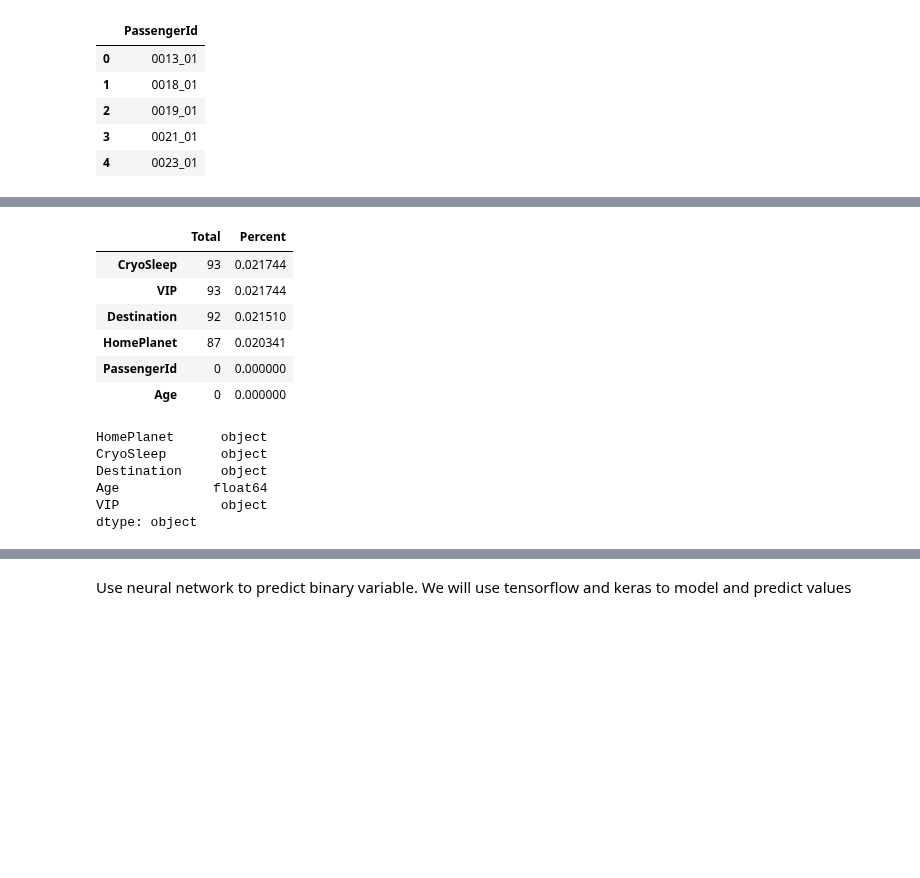
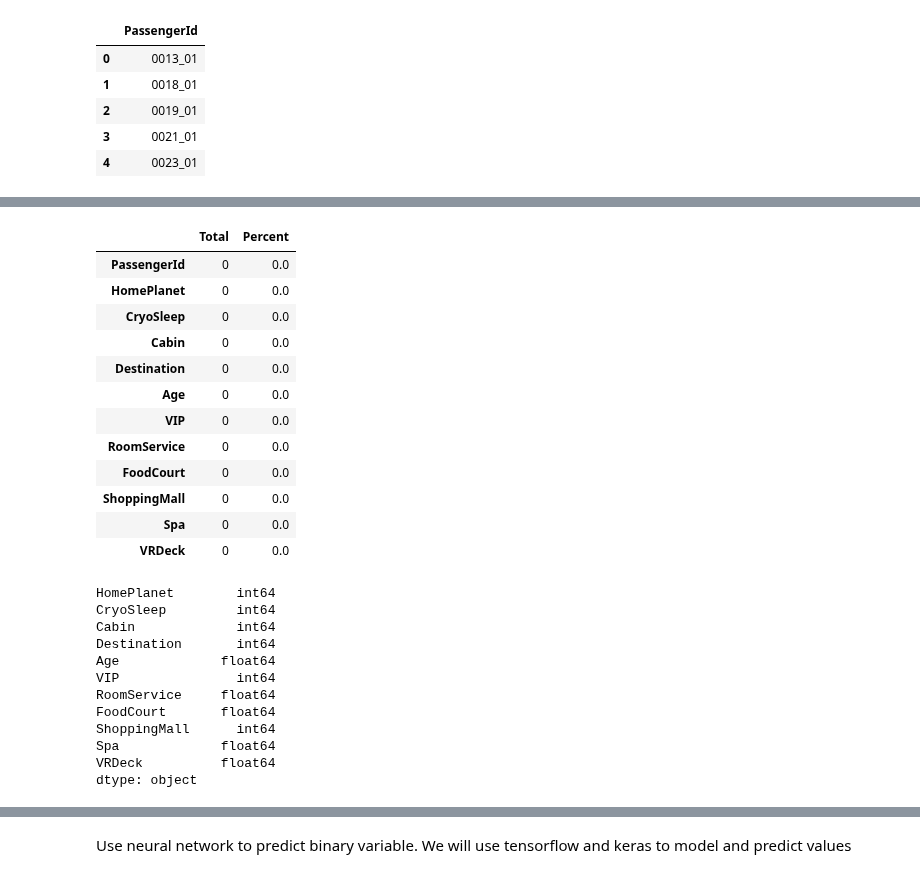
Before and after one commit to Chirag314/EDA, a Jupyter notebook: spaceship_titanic1.ipynb, the cells around one changed output, grey strips where cells are left out. Cells and saved outputs as stored; diff of their text form; code cells hidden in the pictures; blank space fills up the shorter version.

```diff
--- a/spaceship_titanic1.ipynb
+++ b/spaceship_titanic1.ipynb
@@ -540,4 +481,0 @@ train_df.dropna(axis=0,inplace=True)
-# %%
-#Transform categorical variables to dummy variabes
-train_df=pd.get_dummies(train_df,drop_first=True)
-train_df.head()
@@ -633,14 +572,3 @@ test1.head()
 | 2 | 0019_01 |
 | 3 | 0021_01 |
 | 4 | 0023_01 |
-# %%
-#Drop name ,cabin
-test.drop('Name',axis=1,inplace=True)
-test.drop('Cabin',axis=1,inplace=True)
-test.drop('ShoppingMall',axis=1,inplace=True)
-test.drop('VRDeck',axis=1,inplace=True)
-test.drop('FoodCourt',axis=1,inplace=True)
-test.drop('Spa',axis=1,inplace=True)
-test.drop('RoomService',axis=1,inplace=True)
-test_x=test
-test.head()
@@ -657,0 +599,9 @@ test_x['Age'].fillna(ma, inplace=True)
+# %%
+# Impute test data with training data imputer
+#Impute missing data values for continuous variables
+test['Age']=test['Age'].fillna(train_df['Age'].mean())
+test['RoomService']=test['RoomService'].fillna(train_df['RoomService'].mean())
+test['FoodCourt']=test['FoodCourt'].fillna(train_df['FoodCourt'].mean())
+test['Spa']=test['Spa'].fillna(train_df['Spa'].mean())
+test['VRDeck']=test['VRDeck'].fillna(train_df['VRDeck'].mean())
+test.info()
@@ -658,20 +629,42 @@ test_x['Age'].fillna(ma, inplace=True)
+# %%
+# Impute missing values for categorical variables of test data by fit transform from sklearn
+le=LabelEncoder()
+test['VIP']=le.fit_transform(test['VIP'])
+test['CryoSleep']=le.fit_transform(test['CryoSleep'])
+test['ShoppingMall']=le.fit_transform(test['ShoppingMall'])
+test['HomePlanet']=le.fit_transform(test['HomePlanet'])
+test['Cabin']=le.fit_transform(test['Cabin'])
+test['Destination']=le.fit_transform(test['Destination'])
+test.drop('Name',axis=1,inplace=True)
 # %%
-draw_missing_data_table(test_x)
+draw_missing_data_table(test)
 # %% [output]
 |  | Total | Percent |
-| CryoSleep | 93 | 0.021744 |
-| VIP | 93 | 0.021744 |
-| Destination | 92 | 0.021510 |
-| HomePlanet | 87 | 0.020341 |
-| PassengerId | 0 | 0.000000 |
-| Age | 0 | 0.000000 |
+| PassengerId | 0 | 0.0 |
+| HomePlanet | 0 | 0.0 |
+| CryoSleep | 0 | 0.0 |
+| Cabin | 0 | 0.0 |
+| Destination | 0 | 0.0 |
+| Age | 0 | 0.0 |
+| VIP | 0 | 0.0 |
+| RoomService | 0 | 0.0 |
+| FoodCourt | 0 | 0.0 |
+| ShoppingMall | 0 | 0.0 |
+| Spa | 0 | 0.0 |
+| VRDeck | 0 | 0.0 |
 # %%
-test_x.drop('PassengerId',axis=1,inplace=True)
-test_x.dtypes
+test.drop('PassengerId',axis=1,inplace=True)
+test.dtypes
 # %% [output]
-HomePlanet      object
-CryoSleep       object
-Destination     object
-Age            float64
-VIP             object
+HomePlanet        int64
+CryoSleep         int64
+Cabin             int64
+Destination       int64
+Age             float64
+VIP               int64
+RoomService     float64
+FoodCourt       float64
+ShoppingMall      int64
+Spa             float64
+VRDeck          float64
 dtype: object
```
Also changed, not shown: parts of 35 cells of this notebook.
